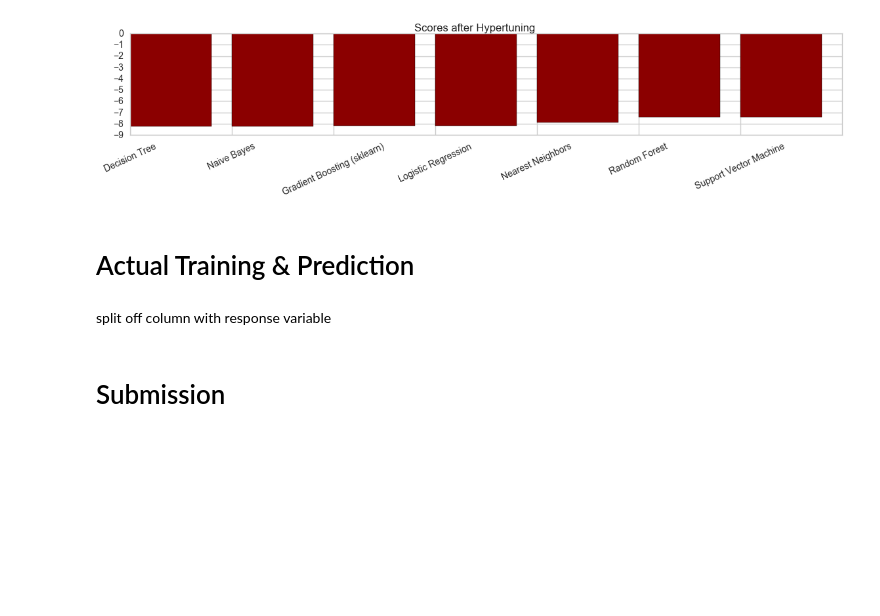
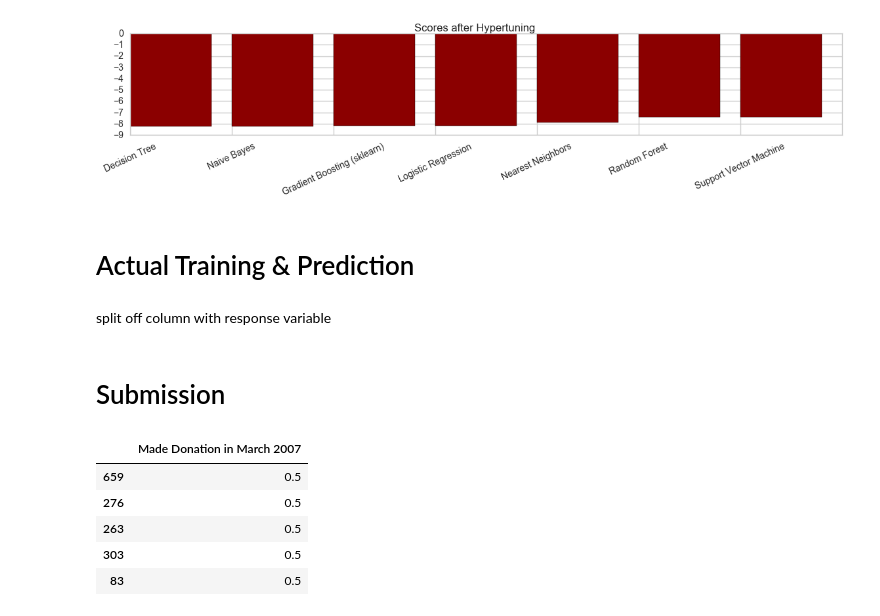
Before and after one commit to ML-KA/team-datascience-orga, a Jupyter notebook: Challenges/BloodDonations/clstaudt/Blood Donations.ipynb, the cells around one changed output. Cells and saved outputs as stored; diff of their text form; code cells hidden in the pictures; blank space fills up the shorter version.

```diff
--- a/Challenges/BloodDonations/clstaudt/Blood Donations.ipynb
+++ b/Challenges/BloodDonations/clstaudt/Blood Donations.ipynb
@@ -374,6 +383,15 @@ response = pandas.Series(model.predict_proba(testData)[:,1], index=testData.inde
 # Submission
 # %%
 sampleSubmission = pandas.read_csv("BloodDonationSubmissionFormat.csv", index_col=0)
+# %%
+sampleSubmission.head()
+# %% [output]
+|  | Made Donation in March 2007 |
+| 659 | 0.5 |
+| 276 | 0.5 |
+| 263 | 0.5 |
+| 303 | 0.5 |
+| 83 | 0.5 |
 # %%
 testData.head()
 # %% [output]
```
Also changed, not shown: parts of 13 cells of this notebook, 1 other file.
